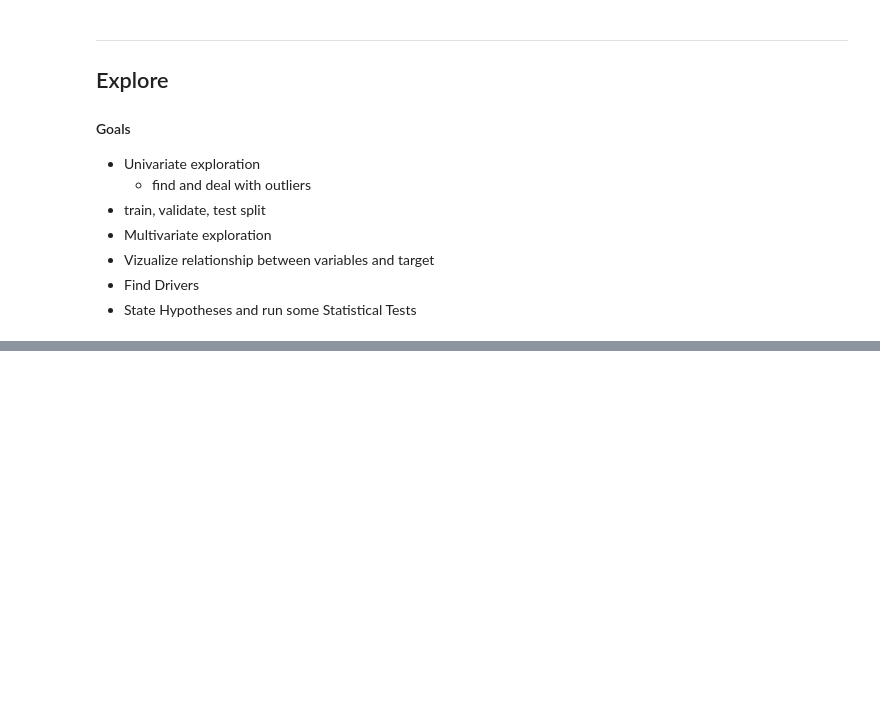
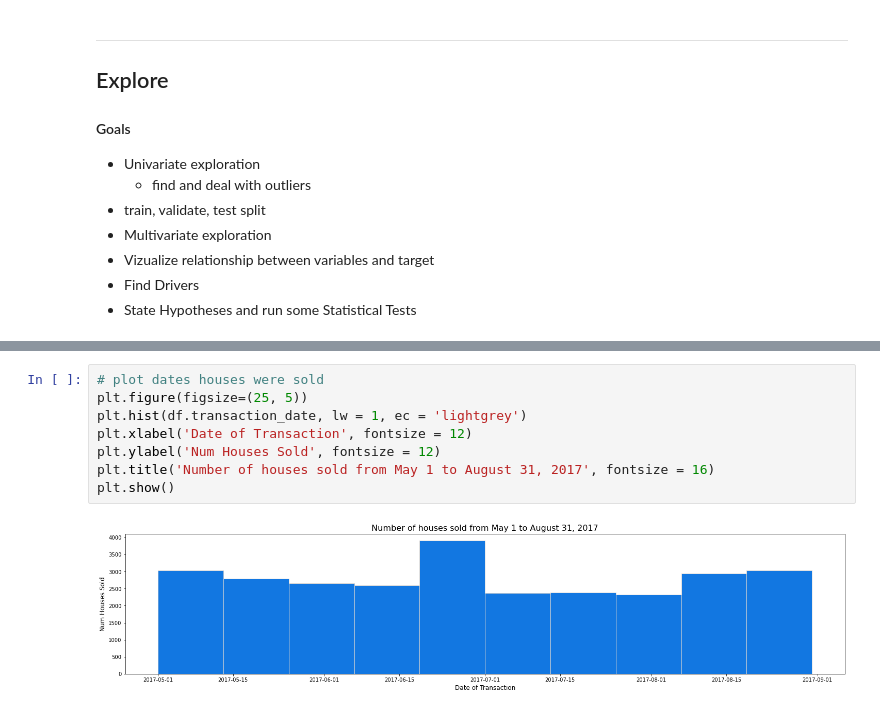
Before and after one commit to HeatherOrtegaMcMillan/zillow_regression_project, a Jupyter notebook: inital_notebook.ipynb, the cells around one changed output, grey strips where cells are left out. Cells and saved outputs as stored; diff of their text form; blank space fills up the shorter version.

```diff
--- a/inital_notebook.ipynb
+++ b/inital_notebook.ipynb
@@ -272,0 +292,10 @@ df.shape
+# %%
+# plot dates houses were sold
+plt.figure(figsize=(25, 5))
+plt.hist(df.transaction_date, lw = 1, ec = 'lightgrey')
+plt.xlabel('Date of Transaction', fontsize = 12)
+plt.ylabel('Num Houses Sold', fontsize = 12)
+plt.title('Number of houses sold from May 1 to August 31, 2017', fontsize = 16)
+plt.show()
+# %% [output]
+[figure, added]
```
Also changed, not shown: parts of 11 cells of this notebook.
